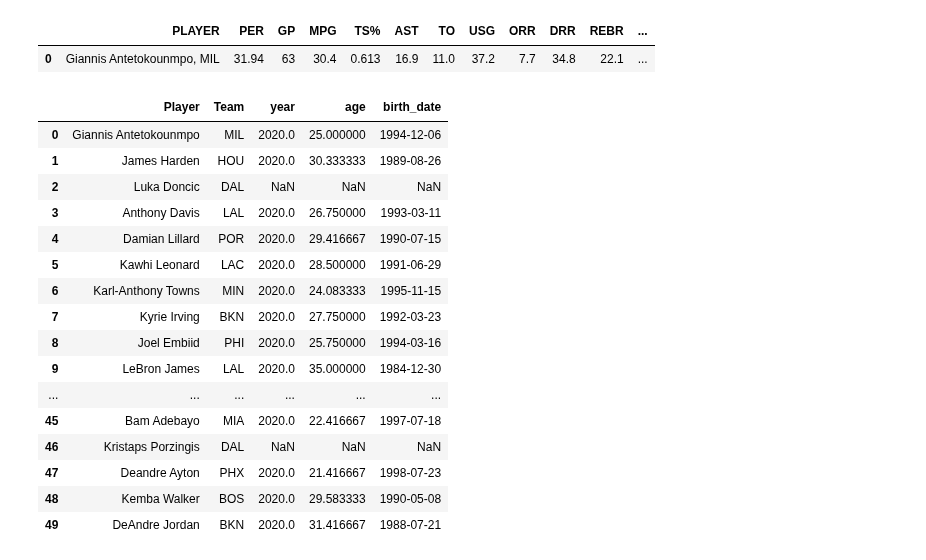
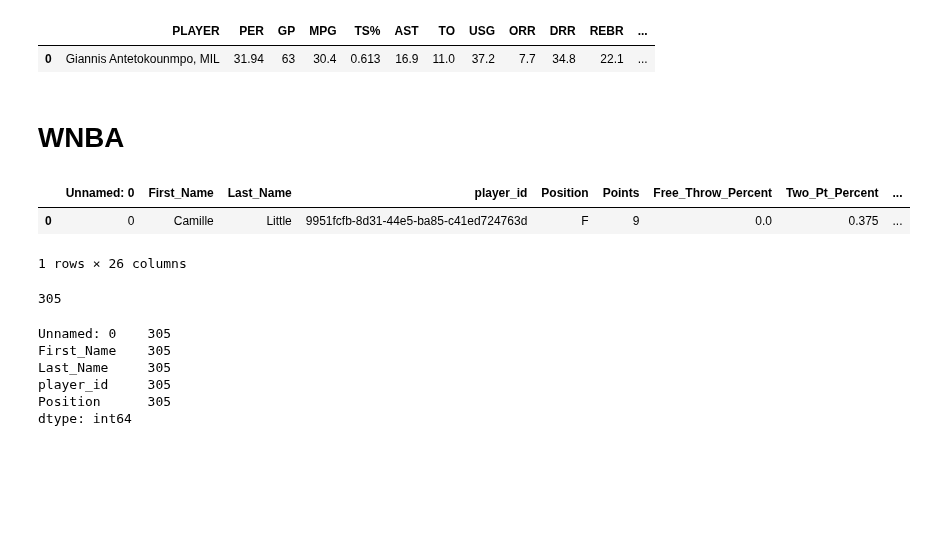
Before and after one commit to tylerspck/Bubble_ball, a Jupyter notebook: Player Data.ipynb, the cells around one changed output. Saved outputs shown, nothing was run; the diff lists cells and outputs as text; code cells hidden in the pictures; blank space fills up the shorter version.

Commit message:
added player profile to final data

```diff
--- a/Player Data.ipynb
+++ b/Player Data.ipynb
@@ -268,23 +270,5 @@ NBATop50_DF = pd.merge(NBATop50, PlayerData2, on='Player', how = "left")
 #NBATop50_DF
 # %%
 NBATop50_Final = NBATop50_DF[['Player','Team','year','age', 'birth_date']]
-NBATop50_Final
+#NBATop50_Final
-# %% [output]
-|  | Player | Team | year | age | birth_date |
-| 0 | Giannis Antetokounmpo | MIL | 2020.0 | 25.000000 | 1994-12-06 |
-| 1 | James Harden | HOU | 2020.0 | 30.333333 | 1989-08-26 |
-| 2 | Luka Doncic | DAL | NaN | NaN | NaN |
-| 3 | Anthony Davis | LAL | 2020.0 | 26.750000 | 1993-03-11 |
-| 4 | Damian Lillard | POR | 2020.0 | 29.416667 | 1990-07-15 |
-| 5 | Kawhi Leonard | LAC | 2020.0 | 28.500000 | 1991-06-29 |
-| 6 | Karl-Anthony Towns | MIN | 2020.0 | 24.083333 | 1995-11-15 |
-| 7 | Kyrie Irving | BKN | 2020.0 | 27.750000 | 1992-03-23 |
-| 8 | Joel Embiid | PHI | 2020.0 | 25.750000 | 1994-03-16 |
-| 9 | LeBron James | LAL | 2020.0 | 35.000000 | 1984-12-30 |
-| ... | ... | ... | ... | ... | ... |
-| 45 | Bam Adebayo | MIA | 2020.0 | 22.416667 | 1997-07-18 |
-| 46 | Kristaps Porzingis | DAL | NaN | NaN | NaN |
-| 47 | Deandre Ayton | PHX | 2020.0 | 21.416667 | 1998-07-23 |
-| 48 | Kemba Walker | BOS | 2020.0 | 29.583333 | 1990-05-08 |
-| 49 | DeAndre Jordan | BKN | 2020.0 | 31.416667 | 1988-07-21 |
 # %%
@@ -292,5 +276,23 @@ NBATop50_Final
+# %% [markdown]
+# WNBA
+# %%
+WNBAPlayers = pd.read_csv('data_files/FinalDataFiles/WBNAfullplayerstatslist.csv')
+WNBAPlayers.head(1)
+# %% [output]
+|  | Unnamed: 0 | First_Name | Last_Name | player_id | Position | Points | Free_Throw_Percent | Two_Pt_Percent | ... |
+| 0 | 0 | Camille | Little | 9951fcfb-8d31-44e5-ba85-c41ed724763d | F | 9 | 0.0 | 0.375 | ... |
+1 rows × 26 columns
 # %%
-# AllStats['player_id'].nunique()
+WNBAPlayers['player_id'].nunique()
+# %% [output]
+305
 # %%
-# UniqueIDs = AllStats.drop_duplicates(subset="player_id", keep="first",inplace=False)
-# UniqueIDs.count().head(1)
+UniqueIDs = WNBAPlayers.drop_duplicates(subset="player_id", keep="first",inplace=False)
+UniqueIDs.count().head()
+# %% [output]
+Unnamed: 0    305
+First_Name    305
+Last_Name     305
+player_id     305
+Position      305
+dtype: int64
```
Also changed, not shown: parts of 12 cells of this notebook, 1 other file.
